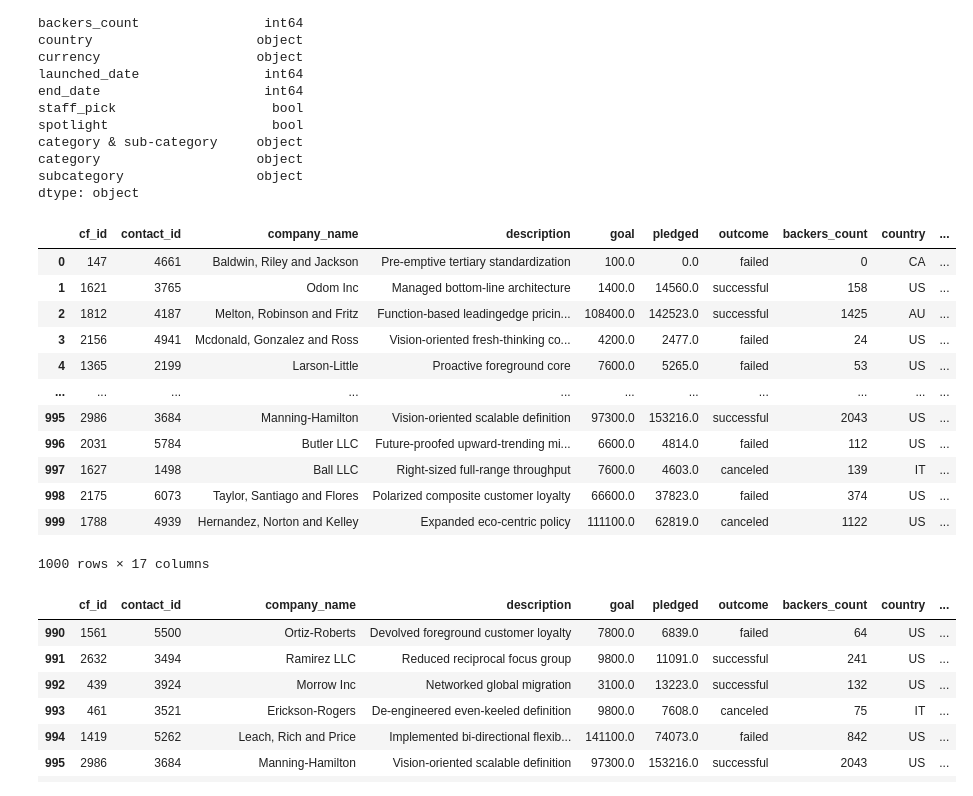
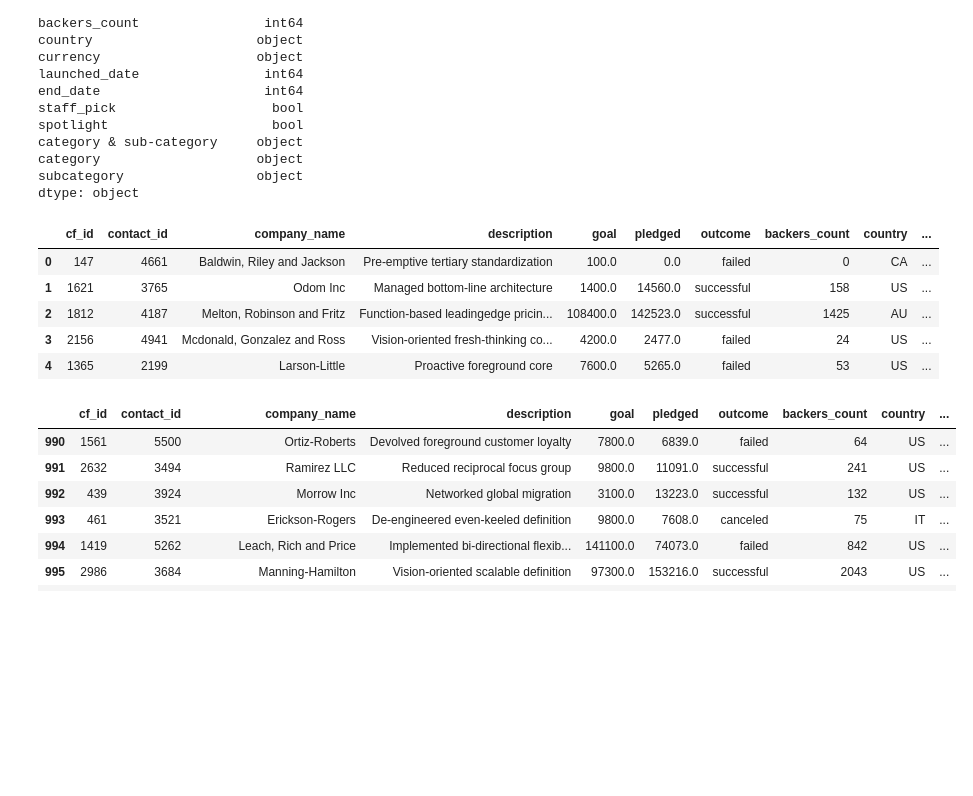
Before and after one commit to TroyFoote/Crowdfunding_ETL, a Jupyter notebook: ETL_Mini_Project_TFoote.ipynb, the cells around one changed output. Saved outputs shown, nothing was run; the diff lists cells and outputs as text; code cells hidden in the pictures; blank space fills up the shorter version.

```diff
--- a/ETL_Mini_Project_TFoote.ipynb
+++ b/ETL_Mini_Project_TFoote.ipynb
@@ -276,23 +262,16 @@ dtype: object
 # %%
 # Format the launched_date and end_date columns to datetime format
 from datetime import datetime as dt
 campaign_df['launched_date'] = pd.to_datetime(campaign_df['launched_date'], unit='s').dt.strftime('%Y-%m-%d')
 campaign_df['end_date'] = pd.to_datetime(campaign_df['end_date'], unit='s').dt.strftime('%Y-%m-%d')
-campaign_df
+campaign_df.head()
 # %% [output]
 |  | cf_id | contact_id | company_name | description | goal | pledged | outcome | backers_count | country | ... |
 | 0 | 147 | 4661 | Baldwin, Riley and Jackson | Pre-emptive tertiary standardization | 100.0 | 0.0 | failed | 0 | CA | ... |
 | 1 | 1621 | 3765 | Odom Inc | Managed bottom-line architecture | 1400.0 | 14560.0 | successful | 158 | US | ... |
 | 2 | 1812 | 4187 | Melton, Robinson and Fritz | Function-based leadingedge pricin... | 108400.0 | 142523.0 | successful | 1425 | AU | ... |
 | 3 | 2156 | 4941 | Mcdonald, Gonzalez and Ross | Vision-oriented fresh-thinking co... | 4200.0 | 2477.0 | failed | 24 | US | ... |
 | 4 | 1365 | 2199 | Larson-Little | Proactive foreground core | 7600.0 | 5265.0 | failed | 53 | US | ... |
-| ... | ... | ... | ... | ... | ... | ... | ... | ... | ... | ... |
-| 995 | 2986 | 3684 | Manning-Hamilton | Vision-oriented scalable definition | 97300.0 | 153216.0 | successful | 2043 | US | ... |
-| 996 | 2031 | 5784 | Butler LLC | Future-proofed upward-trending mi... | 6600.0 | 4814.0 | failed | 112 | US | ... |
-| 997 | 1627 | 1498 | Ball LLC | Right-sized full-range throughput | 7600.0 | 4603.0 | canceled | 139 | IT | ... |
-| 998 | 2175 | 6073 | Taylor, Santiago and Flores | Polarized composite customer loyalty | 66600.0 | 37823.0 | failed | 374 | US | ... |
-| 999 | 1788 | 4939 | Hernandez, Norton and Kelley | Expanded eco-centric policy | 111100.0 | 62819.0 | canceled | 1122 | US | ... |
-1000 rows × 17 columns
 # %%
 # Merge the campaign_df with the category_df on the "category" column
 camp_cat_merged_df = pd.merge(campaign_df, category_df, on='category', how= 'left')
```
Also changed, not shown: parts of 11 cells of this notebook, 1 other file.
